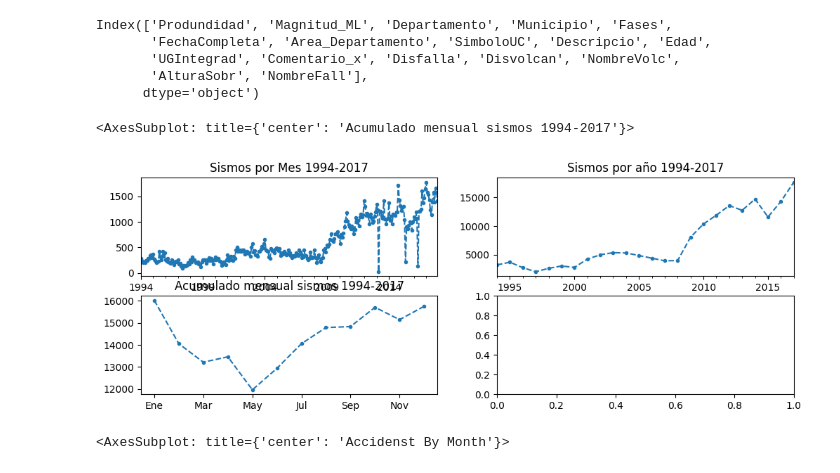
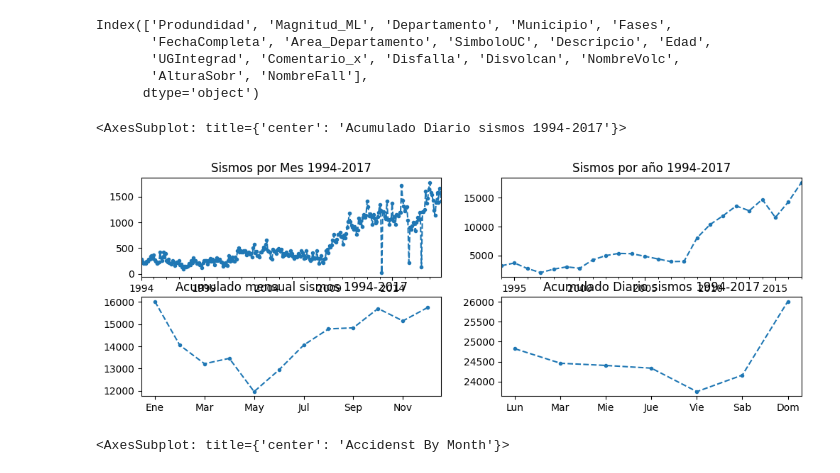
Before and after one commit to EDGAR-BARAHONA/Programacion-Python-Gis, a Jupyter notebook: Analitica/AnalisisSismico.ipynb, the cells around one changed output. Drawn from its saved outputs; the diff is of its cells as text; code cells hidden in the pictures.

```diff
--- a/Analitica/AnalisisSismico.ipynb
+++ b/Analitica/AnalisisSismico.ipynb
@@ -135,23 +135,27 @@ sismos = sismos[(sismos.Año >=1994) &(sismos.Año <=2017)]
 # %%
 sismos_xmes = pd.to_datetime(sismos.FechaCompleta).dt.to_period(freq = 'M')
 sismos_xmes = sismos_xmes.value_counts().sort_index()
 
 sismos_xaño = pd.to_datetime(sismos.FechaCompleta).dt.to_period(freq = 'Y')
 sismos_xaño = sismos_xaño.value_counts().sort_index()
 
 
 sismosmes = sismos.Mes.value_counts().sort_index()
 sismosmes.index = ['Ene','Feb','Mar','Abr','May','Jun', 'Jul','Ago','Sep','Oct','Nov','Dec']
 
+sismosdia = sismos.Dia.value_counts().sort_index()
+sismosdia.index = ['Lun','Mar','Mie','Jue','Vie','Sab','Dom']
+
 
 fig, ((ax1,ax2),(ax3,ax4)) = plt.subplots(nrows=2, ncols=2, figsize=(12, 4))
 
 sismos_xmes.plot(marker='.', ls = '--', title = 'Sismos por Mes 1994-2017', ax=ax1)
 sismos_xaño.plot(marker='.', ls = '--', title = 'Sismos por año 1994-2017', ax=ax2)
 sismosmes.plot(marker='.', ls = '--', title = 'Acumulado mensual sismos 1994-2017', ax=ax3)
+sismosdia.plot(marker='.', ls = '--', title = 'Acumulado Diario sismos 1994-2017', ax=ax4)
 # %% [output]
-<AxesSubplot: title={'center': 'Acumulado mensual sismos 1994-2017'}>
+<AxesSubplot: title={'center': 'Acumulado Diario sismos 1994-2017'}>
-[figure, old version]
+[figure, new version]
 # %%
 month = pd.to_datetime(sismos.FechaCompleta).dt.to_period(freq = 'M')
 monthly_accidents = month.value_counts().sort_index()
```
